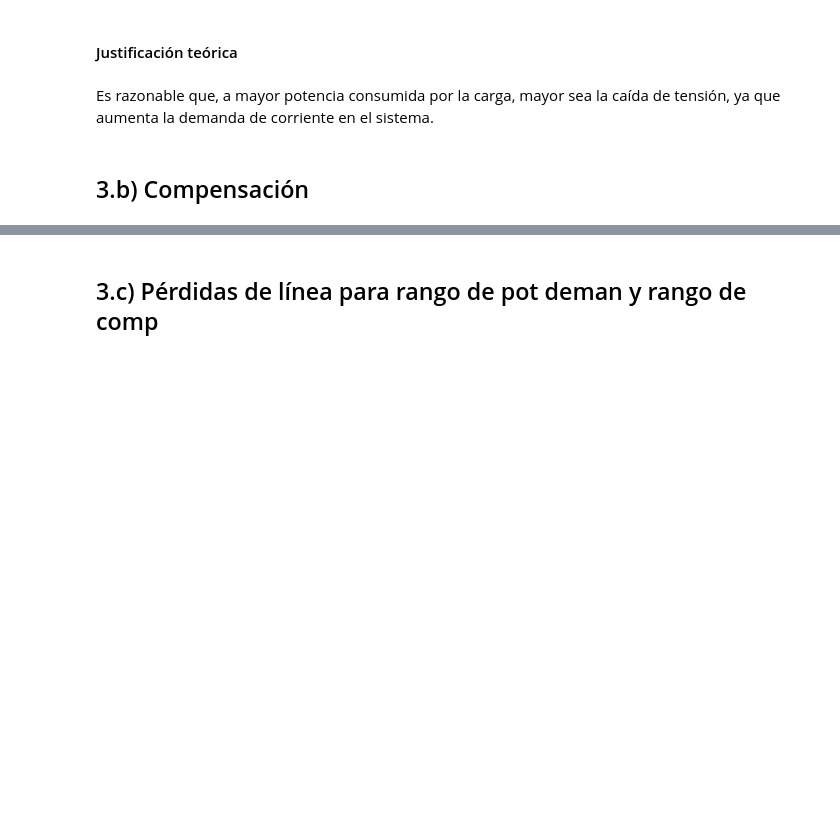
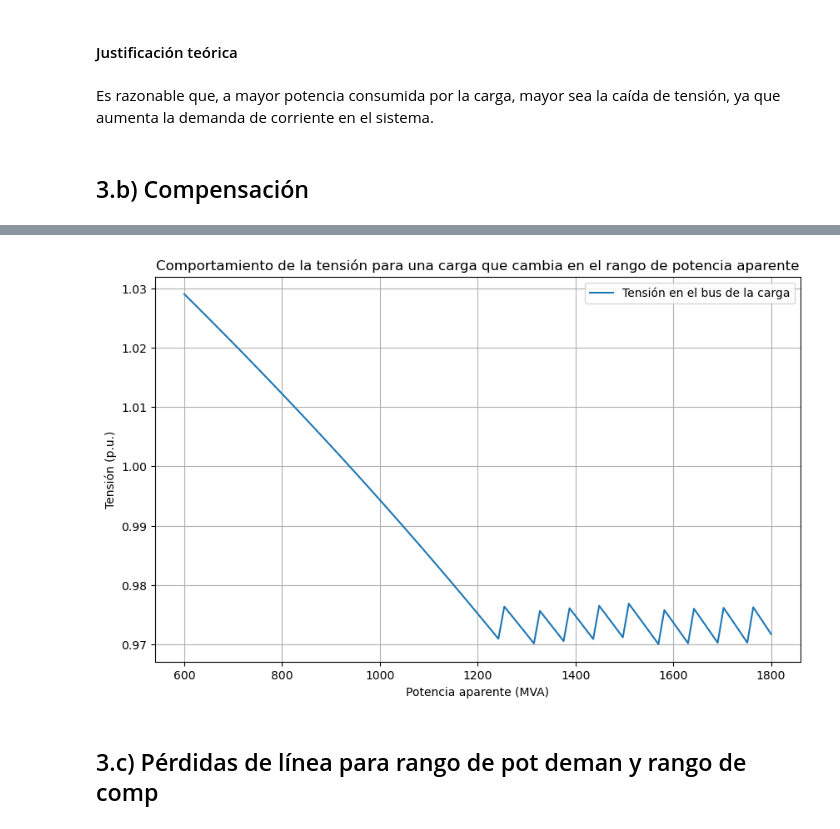
Before and after one commit to pedrovalenzuela20/G7B_SEP1_S12024, a Jupyter notebook: Desarrollo.ipynb, the cells around one changed output, grey strips where cells are left out. Cells and saved outputs as stored; diff of their text form; code cells hidden in the pictures; blank space fills up the shorter version.

```diff
--- a/Desarrollo.ipynb
+++ b/Desarrollo.ipynb
@@ -300,2 +179,75 @@ TypeError: Cannot convert expression to float
+# %%
+import numpy as np
+import matplotlib.pyplot as plt
+import pandapower as pp
+
+s_range= np.linspace(600,1800, num=100)
+# Crear una figura para la gráfica
+plt.figure(figsize=(10, 6))
+
+# Lista para guardar los valores de compensación
+compensation_values = []
+
+# Lista para guardar las tensiones
+voltages = []
+
+# Para cada rango de potencia aparente
+for i, s_value in enumerate(s_range):
+    # Lista para guardar los valores de compensación para cada s en el rango
+    compensation_values_for_range = []
+
+    # Crear compensación shunt
+    compensation_value = 0  # Valor inicial de compensación en Mvar
+    pp.create_shunt(net, bus=bus2, q_mvar=compensation_value, p_mw=0, name=f"Compensacion_{i}")
+
+    # Calcular la nueva potencia activa y reactiva
+    p = s_value * fp
+    q = np.sqrt(s_value**2 - p**2)
+
+    # Actualizar la carga en la red
+    net.load.loc[0, 'p_mw'] = p
+    net.load.loc[0, 'q_mvar'] = q
+
+    # Ajustar la compensación hasta que la tensión esté en el rango [0.97, 1.03]
+    while True:
+        # Ejecutar una simulación de flujo de potencia
+        pp.runpp(net, max_iteration=2000, tolerance_mva=1e-9)
+
+        # Verificar si la tensión está en el rango [0.97, 1.03]
+        if 0.97 <= net.res_bus.vm_pu[bus2] <= 1.03:
+            break
+
+        # Ajustar la compensación
+        if net.res_bus.vm_pu[bus2] < 0.97:
+            # Necesita compensación capacitiva, ajustar en pasos de 10 Mvar
+            compensation_value -= 50
+        elif net.res_bus.vm_pu[bus2] > 1.03:
+            # Necesita compensación inductiva, ajustar en pasos de 10 Mvar
+            compensation_value += 50
+
+        # Actualizar la compensación en la red
+        net.shunt.loc[i, 'q_mvar'] = compensation_value
+
+    # Guardar la tensión en el bus de la carga
+    voltages.append(net.res_bus.vm_pu[bus2])
+
+    # Guardar el valor de compensación para este s
+    compensation_values_for_range.append(compensation_value)
+
+    # Guardar los valores de compensación para este rango
+    compensation_values.append(compensation_values_for_range)
+
+# Graficar la tensión en función de la potencia aparente
+plt.plot(s_range, voltages, label=f'Tensión en el bus de la carga')
+
+# Configurar la gráfica
+plt.xlabel('Potencia aparente (MVA)')
+plt.ylabel('Tensión (p.u.)')
+plt.title('Comportamiento de la tensión para una carga que cambia en el rango de potencia aparente')
+plt.legend()
+plt.grid(True)
+plt.show()
+# %% [output]
+[figure, added]
 # %% [markdown]
 ## 3.c) Pérdidas de línea para rango de pot deman y rango de comp
```
Also changed, not shown: parts of 13 cells of this notebook.
